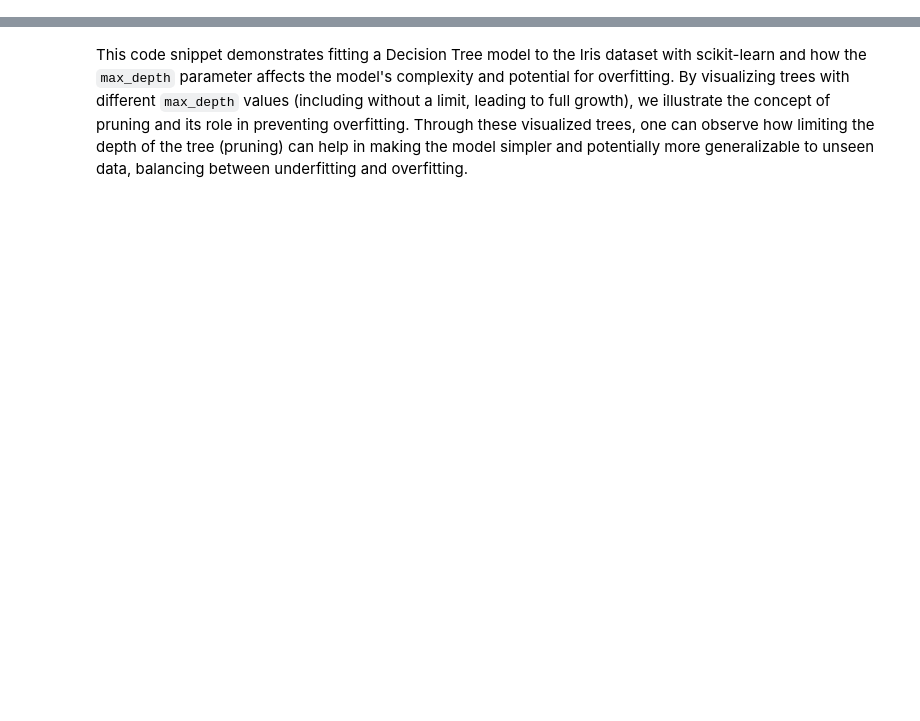
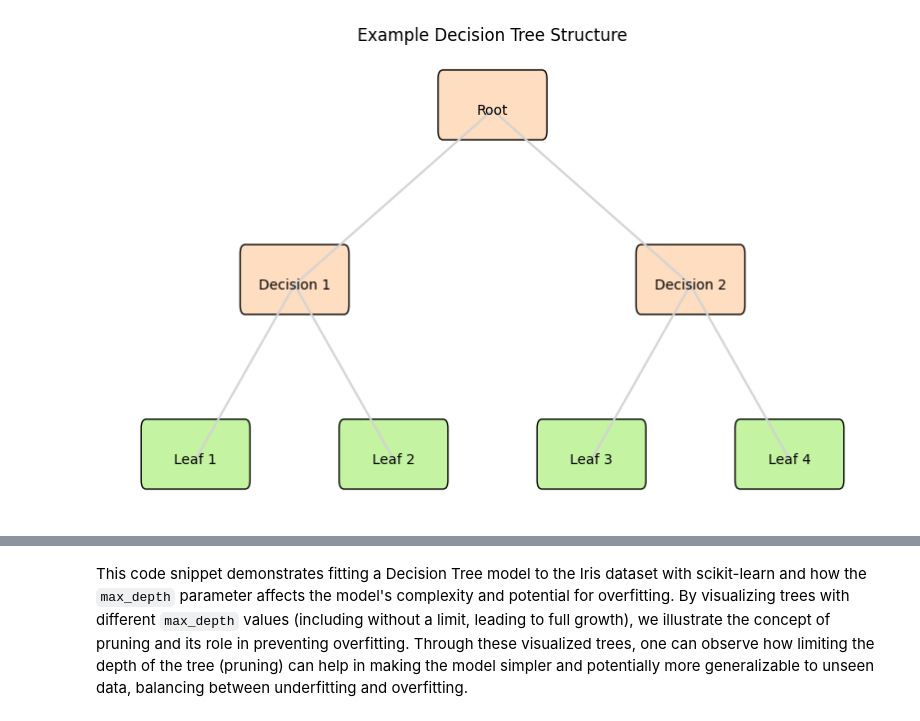
Before and after one commit to 100daysofml/100daysofml.github.io, a Jupyter notebook: _sources/Week_06/Lesson_29.ipynb, the cells around one changed output, grey strips where cells are left out. Cells and saved outputs as stored; diff of their text form; code cells hidden in the pictures; blank space fills up the shorter version.

```diff
--- a/_sources/Week_06/Lesson_29.ipynb
+++ b/_sources/Week_06/Lesson_29.ipynb
@@ -1 +27,57 @@
+# %%
+# Import necessary libraries
+import matplotlib.pyplot as plt
+import matplotlib.patches as mpatches
+
+# Create figure and axis
+fig, ax = plt.subplots(figsize=(10, 6))
+
+# Coordinates of each node
+nodes = {
+    "Root": (5, 5),
+    "Decision 1": (3, 4),
+    "Decision 2": (7, 4),
+    "Leaf 1": (2, 3),
+    "Leaf 2": (4, 3),
+    "Leaf 3": (6, 3),
+    "Leaf 4": (8, 3)
+}
+
+# Lines connecting nodes to simulate branches
+edges = [
+    ("Root", "Decision 1"),
+    ("Root", "Decision 2"),
+    ("Decision 1", "Leaf 1"),
+    ("Decision 1", "Leaf 2"),
+    ("Decision 2", "Leaf 3"),
+    ("Decision 2", "Leaf 4")
+]
+
+# Plot edges (branches)
+for start, end in edges:
+    start_x, start_y = nodes[start]
+    end_x, end_y = nodes[end]
+    ax.plot([start_x, end_x], [start_y, end_y], color="lightgrey")
+
+bwidth, bheight = (1, 0.3)
+# Plot nodes
+for node, (x, y) in nodes.items():
+    #ax.scatter(x, y, s=1000, c='skyblue')
+    ax.text(x, y, node, ha='center', va='center')
+    if "Leaf" in node:
+        fc = "#C4F3A1"
+    else:
+        fc = "#FFDDC1"
+    ax.add_patch(mpatches.FancyBboxPatch((x-bwidth/2, y-bheight*0.4), bwidth, bheight, boxstyle="round,pad=0.05", ec="black", fc=fc))
+
+
+# Hide axes
+ax.set_axis_off()
+
+# Title
+plt.title("Example Decision Tree Structure")
+
+plt.show()
+# %% [output]
+[figure, added]
 # %% [markdown]
```
Also changed, not shown: parts of 19 cells of this notebook, 54 other files.
